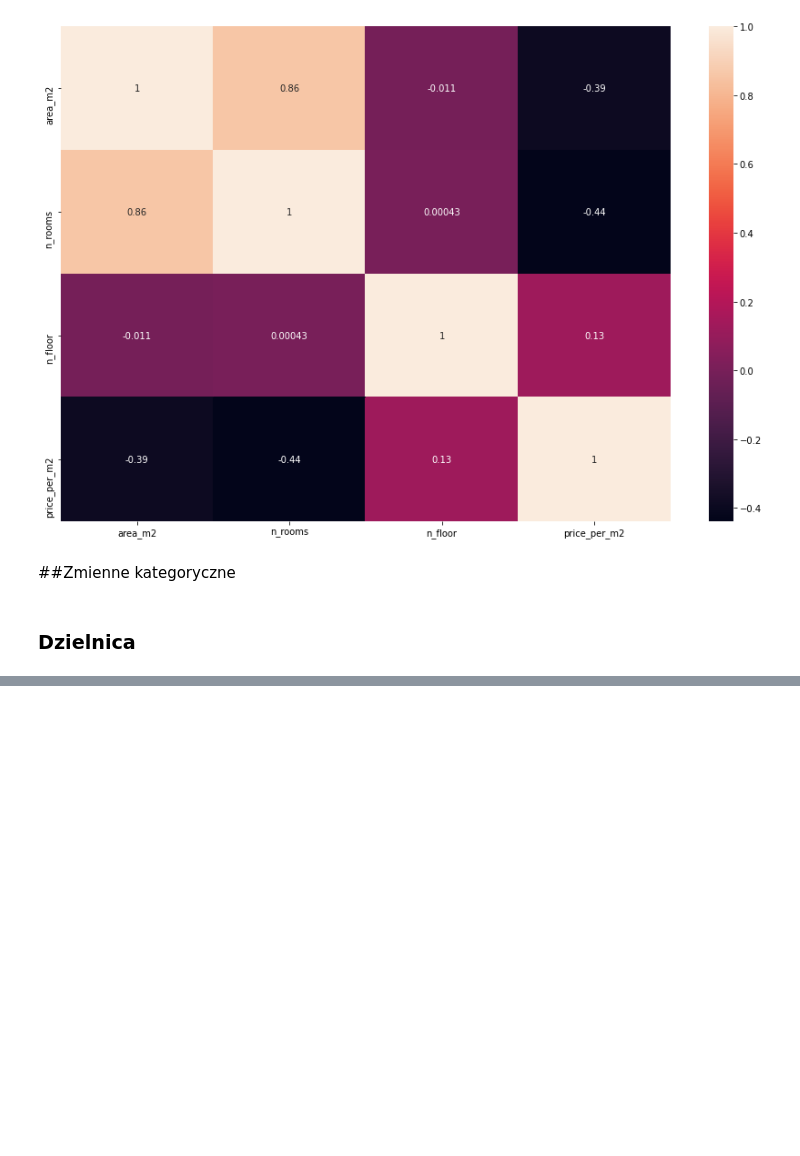
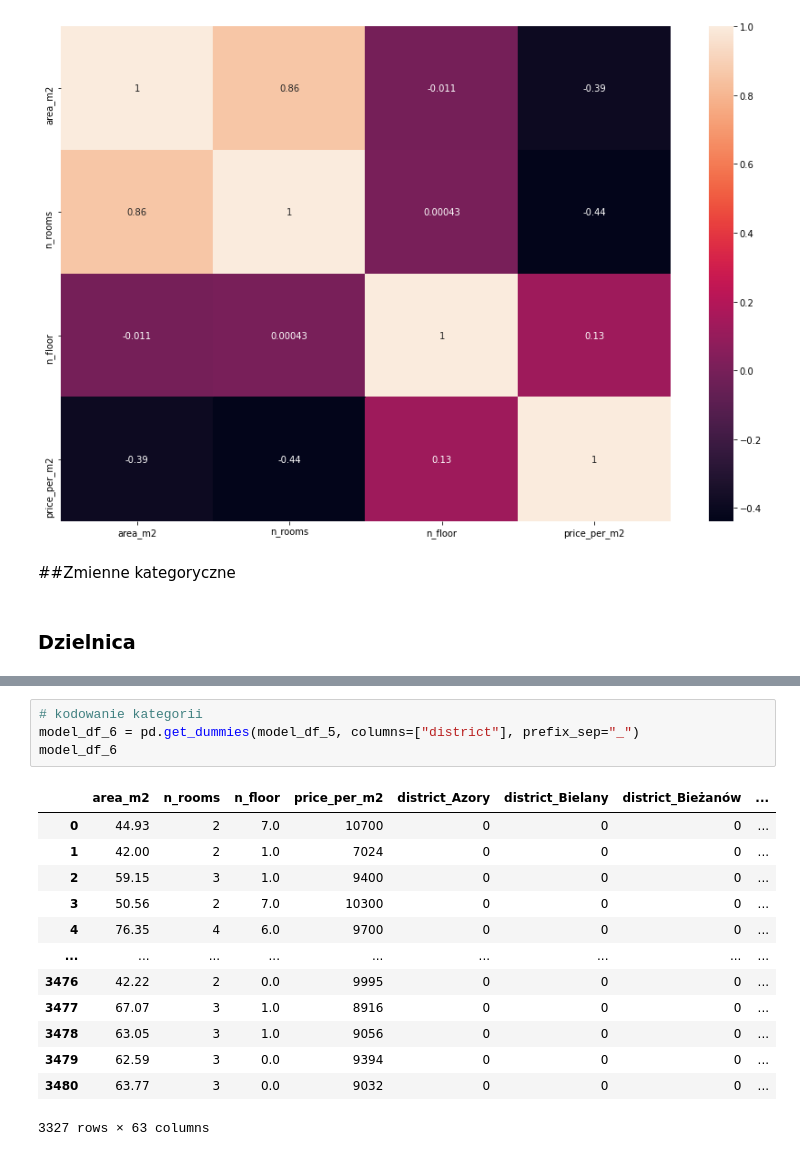
Before and after one commit to kwojtylko/flat_price_estimator, a Jupyter notebook: 3_model_preparation.ipynb, the cells around one changed output, grey strips where cells are left out. Drawn from its saved outputs; the diff is of its cells as text; blank space fills up the shorter version.

```diff
--- a/3_model_preparation.ipynb
+++ b/3_model_preparation.ipynb
@@ -434,0 +455,18 @@ sns.heatmap(corr,annot=True);
+# %%
+# kodowanie kategorii
+model_df_6 = pd.get_dummies(model_df_5, columns=["district"], prefix_sep="_")
+model_df_6
+# %% [output]
+|  | area_m2 | n_rooms | n_floor | price_per_m2 | district_Azory | district_Bielany | district_Bieżanów | ... |
+| 0 | 44.93 | 2 | 7.0 | 10700 | 0 | 0 | 0 | ... |
+| 1 | 42.00 | 2 | 1.0 | 7024 | 0 | 0 | 0 | ... |
+| 2 | 59.15 | 3 | 1.0 | 9400 | 0 | 0 | 0 | ... |
+| 3 | 50.56 | 2 | 7.0 | 10300 | 0 | 0 | 0 | ... |
+| 4 | 76.35 | 4 | 6.0 | 9700 | 0 | 0 | 0 | ... |
+| ... | ... | ... | ... | ... | ... | ... | ... | ... |
+| 3476 | 42.22 | 2 | 0.0 | 9995 | 0 | 0 | 0 | ... |
+| 3477 | 67.07 | 3 | 1.0 | 8916 | 0 | 0 | 0 | ... |
+| 3478 | 63.05 | 3 | 1.0 | 9056 | 0 | 0 | 0 | ... |
+| 3479 | 62.59 | 3 | 0.0 | 9394 | 0 | 0 | 0 | ... |
+| 3480 | 63.77 | 3 | 0.0 | 9032 | 0 | 0 | 0 | ... |
+3327 rows × 63 columns
```
Also changed, not shown: parts of 4 cells of this notebook.
